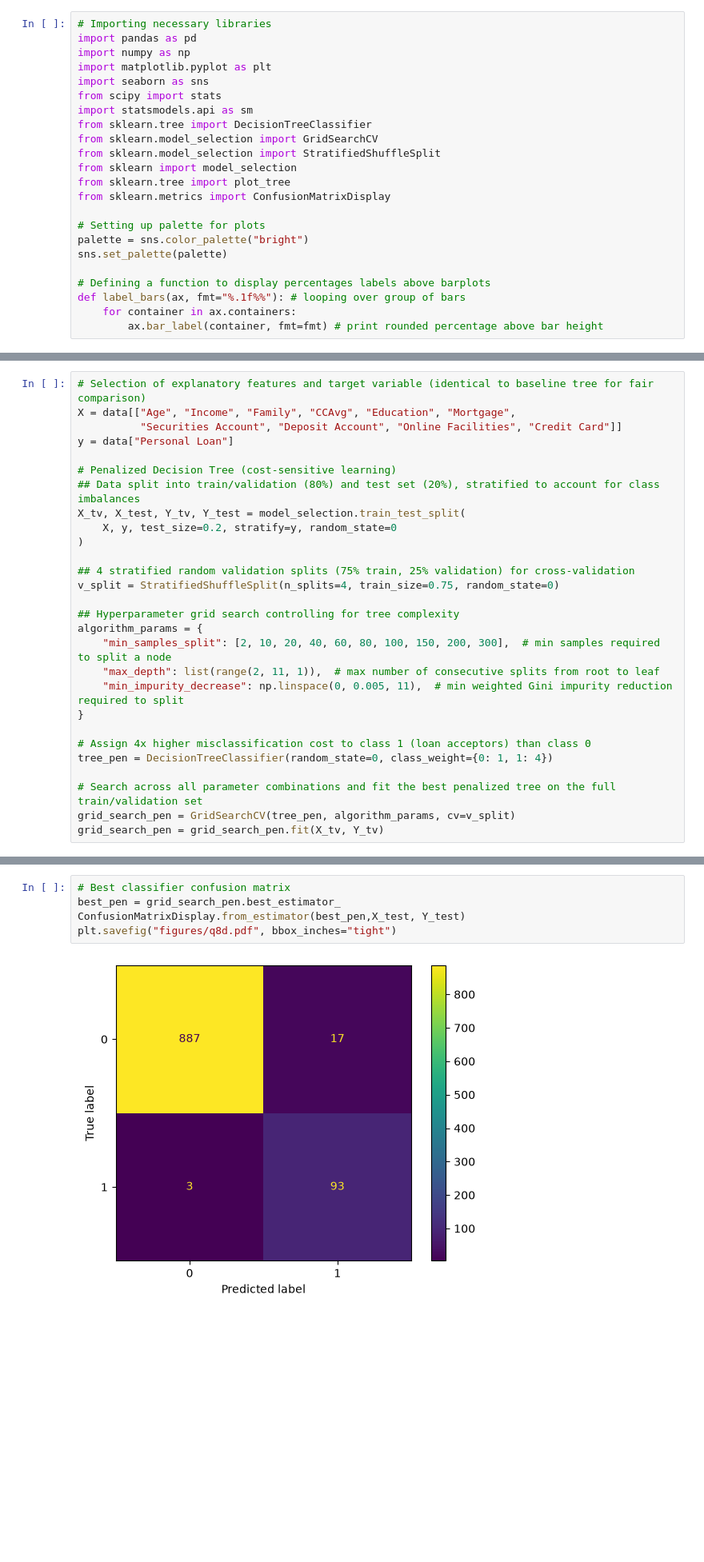
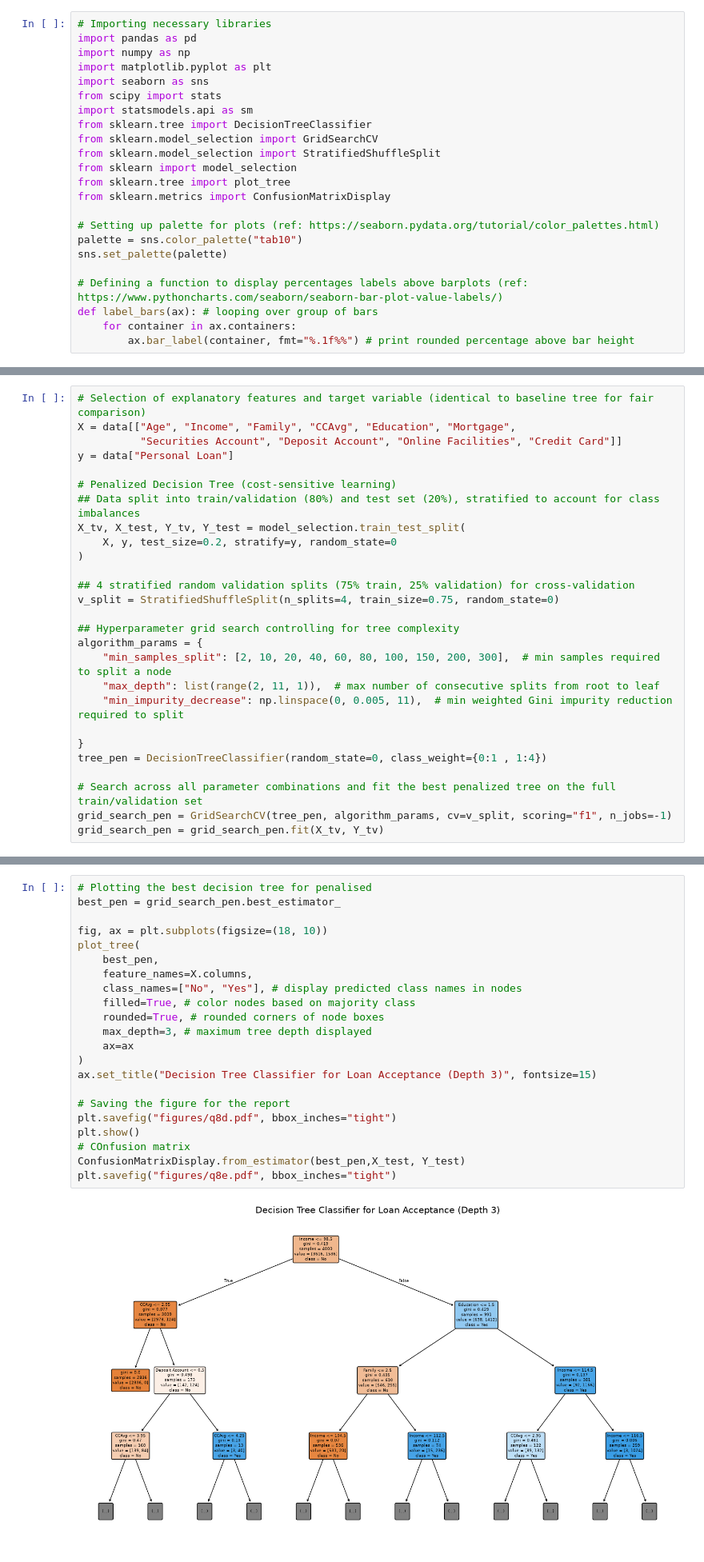
Before and after one commit to reirun/python-project, a Jupyter notebook: project_loan_v4.ipynb, the cells around one changed output, grey strips where cells are left out. Shown at 80% size. Saved outputs shown, nothing was run; the diff lists cells and outputs as text; blank space fills up the shorter version.

```diff
--- a/project_loan_v4.ipynb
+++ b/project_loan_v4.ipynb
@@ -15,14 +15,14 @@ from sklearn import model_selection
 from sklearn.tree import plot_tree
 from sklearn.metrics import ConfusionMatrixDisplay
 
-# Setting up palette for plots
-palette = sns.color_palette("bright")
+# Setting up palette for plots (ref: https://seaborn.pydata.org/tutorial/color_palettes.html)
+palette = sns.color_palette("tab10")
 sns.set_palette(palette)
 
-# Defining a function to display percentages labels above barplots
-def label_bars(ax, fmt="%.1f%%"): # looping over group of bars
+# Defining a function to display percentages labels above barplots (ref: https://www.pythoncharts.com/seaborn/seaborn-bar-plot-value-labels/)
+def label_bars(ax): # looping over group of bars
     for container in ax.containers:
-        ax.bar_label(container, fmt=fmt) # print rounded percentage above bar height
+        ax.bar_label(container, fmt="%.1f%%") # print rounded percentage above bar height
 # %% [markdown]
 ### Preliminary Data Structure
 # %%
@@ -1586,11 +1713,10 @@ algorithm_params = {
     "min_samples_split": [2, 10, 20, 40, 60, 80, 100, 150, 200, 300],  # min samples required to split a node
     "max_depth": list(range(2, 11, 1)),  # max number of consecutive splits from root to leaf
     "min_impurity_decrease": np.linspace(0, 0.005, 11),  # min weighted Gini impurity reduction required to split
+
 }
-
-# Assign 4x higher misclassification cost to class 1 (loan acceptors) than class 0
-tree_pen = DecisionTreeClassifier(random_state=0, class_weight={0: 1, 1: 4})
+tree_pen = DecisionTreeClassifier(random_state=0, class_weight={0:1 , 1:4})
 
 # Search across all parameter combinations and fit the best penalized tree on the full train/validation set
-grid_search_pen = GridSearchCV(tree_pen, algorithm_params, cv=v_split)
+grid_search_pen = GridSearchCV(tree_pen, algorithm_params, cv=v_split, scoring="f1", n_jobs=-1)
 grid_search_pen = grid_search_pen.fit(X_tv, Y_tv)
@@ -1597,7 +1727,24 @@ grid_search_pen = grid_search_pen.fit(X_tv, Y_tv)
 # %%
-# Best classifier confusion matrix
+# Plotting the best decision tree for penalised
 best_pen = grid_search_pen.best_estimator_
+
+fig, ax = plt.subplots(figsize=(18, 10))
+plot_tree(
+    best_pen,
+    feature_names=X.columns,
+    class_names=["No", "Yes"], # display predicted class names in nodes
+    filled=True, # color nodes based on majority class
+    rounded=True, # rounded corners of node boxes
+    max_depth=3, # maximum tree depth displayed
+    ax=ax
+)
+ax.set_title("Decision Tree Classifier for Loan Acceptance (Depth 3)", fontsize=15)
+
+# Saving the figure for the report
+plt.savefig("figures/q8d.pdf", bbox_inches="tight")
+plt.show()
+# COnfusion matrix
 ConfusionMatrixDisplay.from_estimator(best_pen,X_test, Y_test)
-plt.savefig("figures/q8d.pdf", bbox_inches="tight")
+plt.savefig("figures/q8e.pdf", bbox_inches="tight")
 # %% [output]
-[figure, old version]
+[figure, new version]
```
Also changed, not shown: parts of 38 cells of this notebook, 20 other files.
